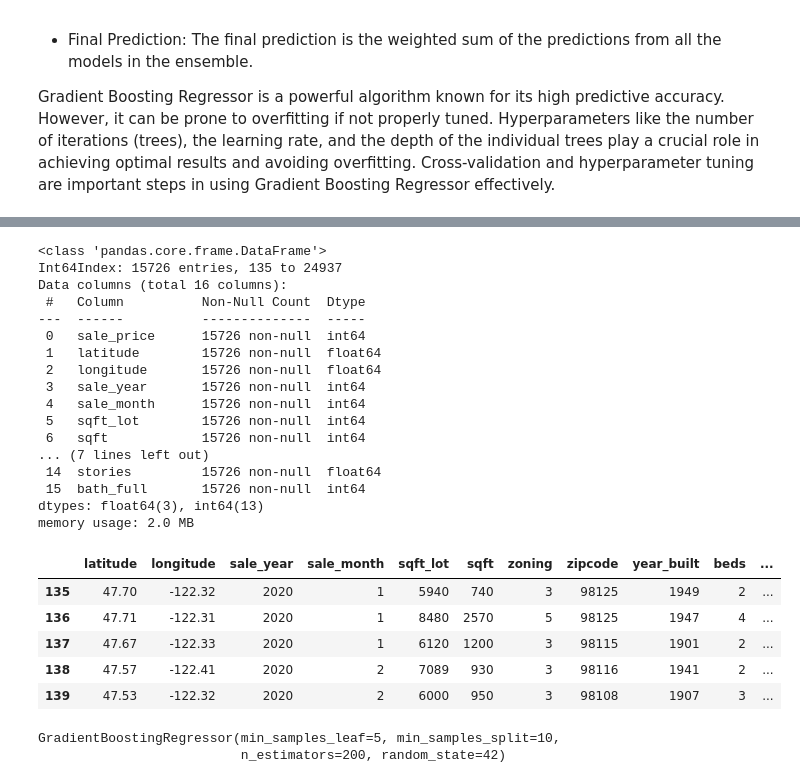
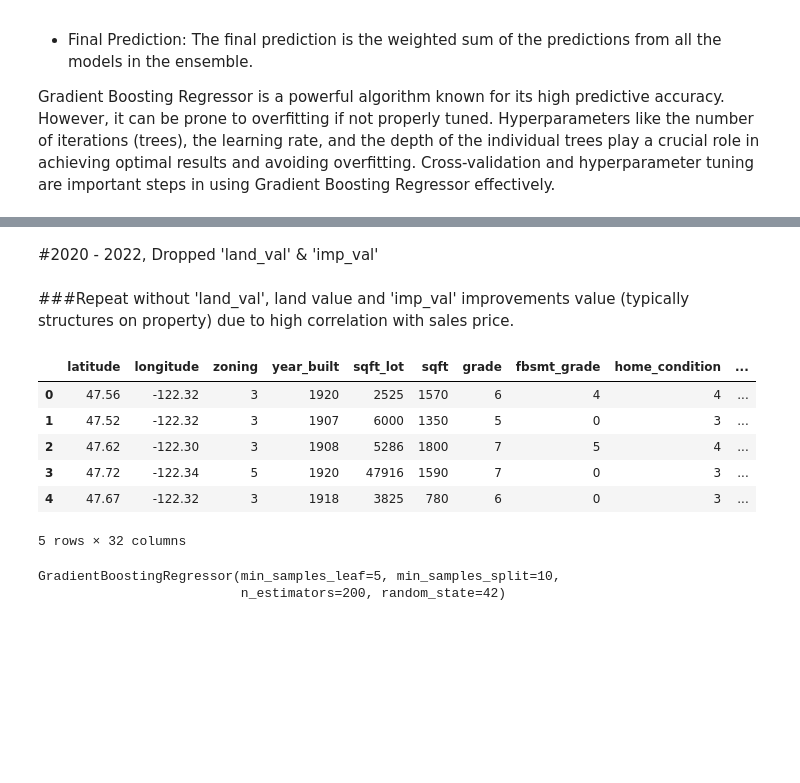
Before and after one commit to ai-bevo/Final-Austin-Housing-Market, a Jupyter notebook: ML Analysis/Seattle_GradientBoostingRegressor.ipynb, the cells around one changed output, grey strips where cells are left out. Cells and saved outputs as stored; diff of their text form; code cells hidden in the pictures; blank space fills up the shorter version.

```diff
--- a/ML Analysis/Seattle_GradientBoostingRegressor.ipynb
+++ b/ML Analysis/Seattle_GradientBoostingRegressor.ipynb
@@ -254,3 +135,0 @@ KeyError: ignored
-# %%
-pd.options.display.float_format = '{:.2f}'.format
-df.describe()
@@ -750,25 +245,0 @@ GradientBoostingRegressor(min_samples_leaf=5, min_samples_split=10,
-# %%
-# predict prices
-y4_pred = gb_model.predict(X4_test_scaled)
-
-#format numbers with 2 decimals places
-pd.options.display.float_format = '{:.2f}'.format
-
-
-mse = mean_squared_error(y4_test, y4_pred)
-rmse = round(np.sqrt(mse),2)
-r2 = r2_score(y4_test, y4_pred)
-
-absolute_diff = np.abs(y4_test - y4_pred)
-
-#Create a DataFrame for comparison
-comparison_df = pd.DataFrame({
-    'Actual Price': y4_test,
-    'Predicted Price': y4_pred,
-    'Absolute Difference': absolute_diff
-})
-
-# Print the comparison DataFrame
-print(comparison_df)
-print("Root Mean Squared Error:", rmse)
-print("R-squared:", r2)
@@ -866,3 +245,0 @@ GradientBoostingRegressor(min_samples_leaf=5, min_samples_split=10,
-# %%
-pd.options.display.float_format = '{:.2f}'.format
-X_test.describe()
@@ -961,40 +324,27 @@ df4 = df[['sale_price','latitude','longitude', 'sale_year', 'sale_month', 'sqft_
-# %%
-df4 = df4[~df4['sale_year'].isin([2018,2019])]
-df4.info()
-# %% [output]
-<class 'pandas.core.frame.DataFrame'>
-Int64Index: 15726 entries, 135 to 24937
-Data columns (total 16 columns):
- #   Column          Non-Null Count  Dtype
----  ------          --------------  -----
- 0   sale_price      15726 non-null  int64
- 1   latitude        15726 non-null  float64
- 2   longitude       15726 non-null  float64
- 3   sale_year       15726 non-null  int64
- 4   sale_month      15726 non-null  int64
- 5   sqft_lot        15726 non-null  int64
- 6   sqft            15726 non-null  int64
-... (7 lines left out)
- 14  stories         15726 non-null  float64
- 15  bath_full       15726 non-null  int64
-dtypes: float64(3), int64(13)
-memory usage: 2.0 MB
+# %% [markdown]
+#2020 - 2022, Dropped 'land_val' & 'imp_val'
+# %% [markdown]
+###Repeat without 'land_val', land value and 'imp_val' improvements value (typically structures on property) due to high correlation with sales price.
+# %%
+# dropped land_val & imp_val due to very strong correlation with sales price
+df_2020_noLand = df.drop(columns=['city','land_val','imp_val'])
 # %%
 # define y for specific price bin
 # filtered_df1 =  0− 500k
-y = df4['sale_price']
+y = df_2020_noLand['sale_price']
 
 # establish features for specific bin
-X = df4.copy()
+X = df_2020_noLand.copy()
 X.drop(columns=['sale_price'], axis=1, inplace=True)
 X.head()
 # %% [output]
-|  | latitude | longitude | sale_year | sale_month | sqft_lot | sqft | zoning | zipcode | year_built | beds | ... |
-| 135 | 47.70 | -122.32 | 2020 | 1 | 5940 | 740 | 3 | 98125 | 1949 | 2 | ... |
-| 136 | 47.71 | -122.31 | 2020 | 1 | 8480 | 2570 | 5 | 98125 | 1947 | 4 | ... |
-| 137 | 47.67 | -122.33 | 2020 | 1 | 6120 | 1200 | 3 | 98115 | 1901 | 2 | ... |
-| 138 | 47.57 | -122.41 | 2020 | 2 | 7089 | 930 | 3 | 98116 | 1941 | 2 | ... |
-| 139 | 47.53 | -122.32 | 2020 | 2 | 6000 | 950 | 3 | 98108 | 1907 | 3 | ... |
+|  | latitude | longitude | zoning | year_built | sqft_lot | sqft | grade | fbsmt_grade | home_condition | ... |
+| 0 | 47.56 | -122.32 | 3 | 1920 | 2525 | 1570 | 6 | 4 | 4 | ... |
+| 1 | 47.52 | -122.32 | 3 | 1907 | 6000 | 1350 | 5 | 0 | 3 | ... |
+| 2 | 47.62 | -122.30 | 3 | 1908 | 5286 | 1800 | 7 | 5 | 4 | ... |
+| 3 | 47.72 | -122.34 | 5 | 1920 | 47916 | 1590 | 7 | 0 | 3 | ... |
+| 4 | 47.67 | -122.32 | 3 | 1918 | 3825 | 780 | 6 | 0 | 3 | ... |
+5 rows × 32 columns
 # %%
 # initiate scaler
 scaler = StandardScaler()
```
Also changed, not shown: parts of 70 cells of this notebook.
